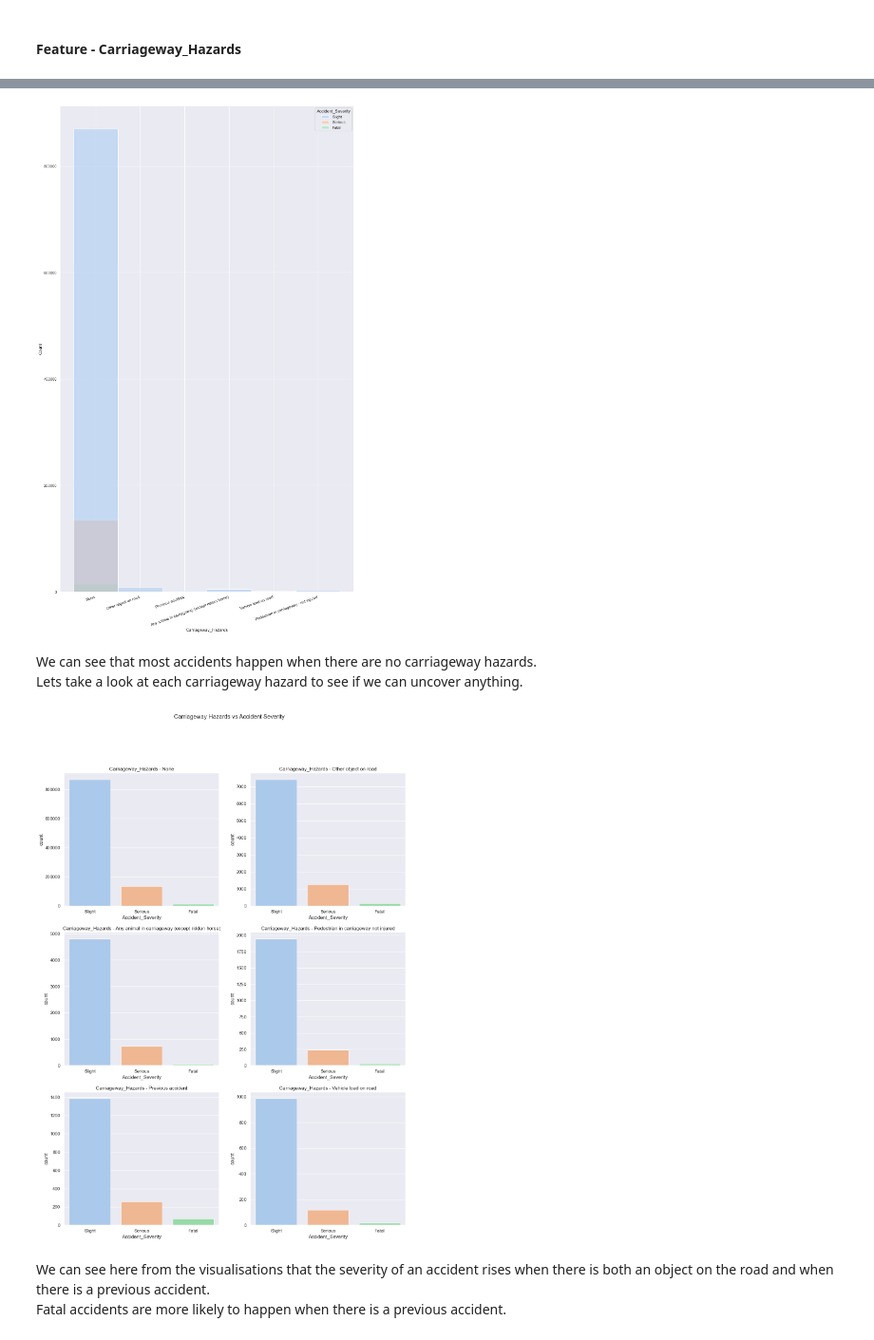
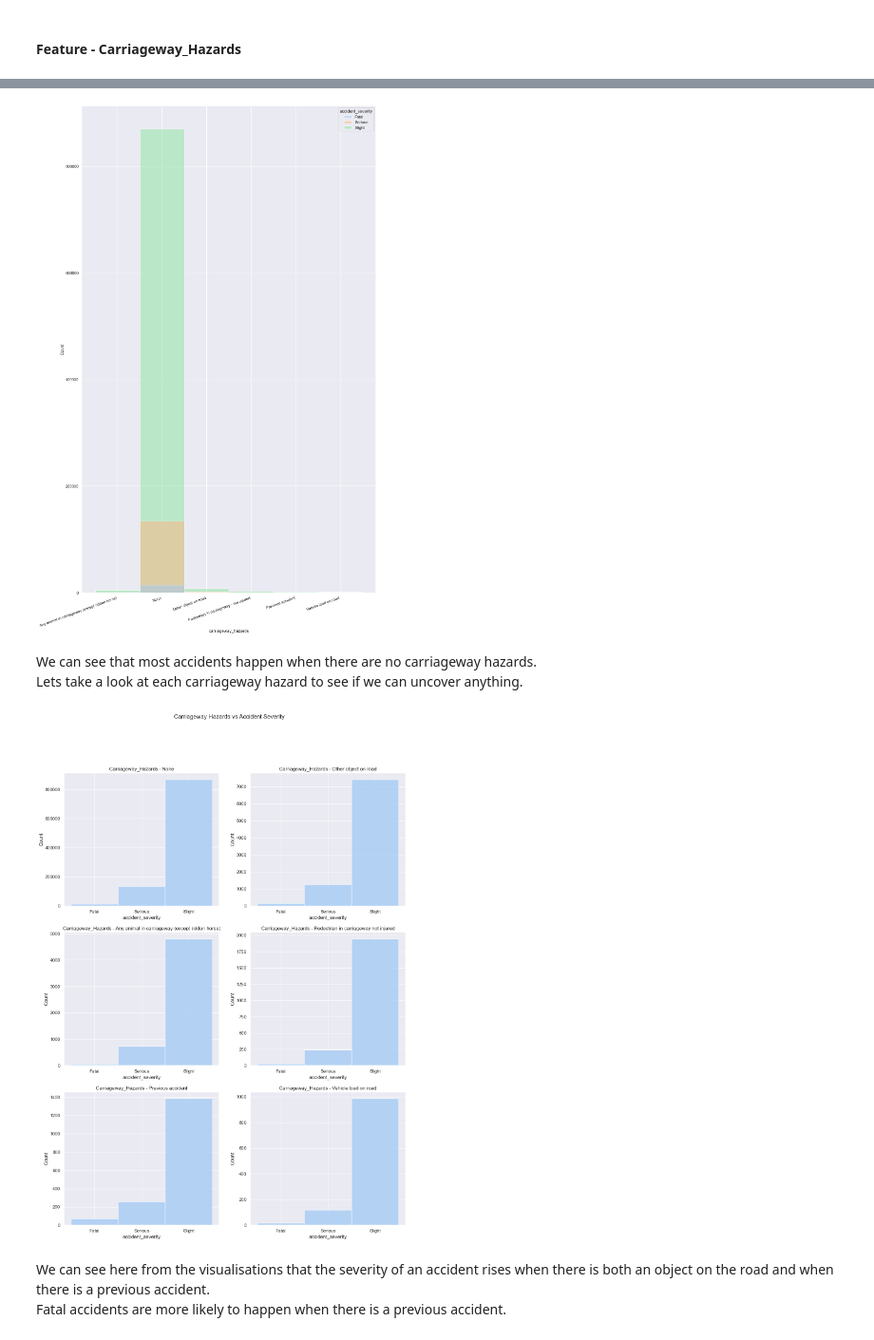
Before and after one commit to kmedri/-Omdena_Predicting_RTC_Severity_main, a Jupyter notebook: Group_1_Predicting_RTC_Severity/Predicting_RTC_Severity.ipynb, the cells around one changed output, grey strips where cells are left out. Shown at 95% size. Saved outputs shown, nothing was run; the diff lists cells and outputs as text; code cells hidden in the pictures.

```diff
--- a/Group_1_Predicting_RTC_Severity/Predicting_RTC_Severity.ipynb
+++ b/Group_1_Predicting_RTC_Severity/Predicting_RTC_Severity.ipynb
@@ -535,0 +560,3 @@ Rows and columns: (1037753, 25)
+# %%
+df_accident.columns= df_accident.columns.str.strip().str.lower()
+df_accident.columns
@@ -622,9 +738,8 @@ Name: Carriageway_Hazards, dtype: int64
 # %%
 plt.figure(figsize=(15,25))
 ax = sns.histplot(data=df_accident,
-                  x='Carriageway_Hazards',
-                  palette='pastel',
-                  hue='Accident_Severity'
+                  x='carriageway_hazards',
+                  hue='accident_severity'
                   )
 ax.set_xticklabels(ax.get_xticklabels(),
                    rotation=20,
@@ -634,48 +749,48 @@ None
 
 plt.show()
 # %% [output]
-[figure, old version]
+[figure, new version]
 # %% [markdown]
 We can see that most accidents happen when there are no carriageway hazards.
 Lets take a look at each carriageway hazard to see if we can uncover anything.
 # %%
 fig, axs = plt.subplots(3, 2, figsize=(15, 20))
 fig.suptitle('Carriageway Hazards vs Accident Severity')
 
-sns.countplot(
-    data=df_accident[df_accident['Carriageway_Hazards'] == 'None'], ax=axs[0, 0],
-    x='Accident_Severity',
+sns.histplot(
+    data=df_accident[df_accident['carriageway_hazards'] == 'None'], ax=axs[0, 0],
+    x='accident_severity',
     palette='pastel',
               ).set(title='Carriageway_Hazards - None')
-sns.countplot(
-    data=df_accident[df_accident['Carriageway_Hazards'] == 'Other object on road'], ax=axs[0, 1],
-    x='Accident_Severity',
+sns.histplot(
+    data=df_accident[df_accident['carriageway_hazards'] == 'Other object on road'], ax=axs[0, 1],
+    x='accident_severity',
     palette='pastel',
               ).set(title='Carriageway_Hazards - Other object on road')
-sns.countplot(
-    data=df_accident[df_accident['Carriageway_Hazards'] == 'Any animal in carriageway (except ridden horse)'], ax=axs[1, 0],
-    x='Accident_Severity',
+sns.histplot(
+    data=df_accident[df_accident['carriageway_hazards'] == 'Any animal in carriageway (except ridden horse)'], ax=axs[1, 0],
+    x='accident_severity',
     palette='pastel',
               ).set(title='Carriageway_Hazards - Any animal in carriageway (except ridden horse)')
-sns.countplot(
-    data=df_accident[df_accident['Carriageway_Hazards'] == 'Pedestrian in carriageway - not injured'], ax=axs[1, 1],
-    x='Accident_Severity',
+sns.histplot(
+    data=df_accident[df_accident['carriageway_hazards'] == 'Pedestrian in carriageway - not injured'], ax=axs[1, 1],
+    x='accident_severity',
     palette='pastel',
               ).set(title='Carriageway_Hazards - Pedestrian in carriageway not injured')
-sns.countplot(
-    data=df_accident[df_accident['Carriageway_Hazards'] == 'Previous accident'], ax=axs[2, 0],
-    x='Accident_Severity',
+sns.histplot(
+    data=df_accident[df_accident['carriageway_hazards'] == 'Previous accident'], ax=axs[2, 0],
+    x='accident_severity',
     palette='pastel',
               ).set(title='Carriageway_Hazards - Previous accident')
-sns.countplot(
-    data=df_accident[df_accident['Carriageway_Hazards'] == 'Vehicle load on road'], ax=axs[2, 1],
-    x='Accident_Severity',
+sns.histplot(
+    data=df_accident[df_accident['carriageway_hazards'] == 'Vehicle load on road'], ax=axs[2, 1],
+    x='accident_severity',
     palette='pastel',
               ).set(title='Carriageway_Hazards - Vehicle load on road')
 
 plt.show()
 # %% [output]
-[figure, old version]
+[figure, new version]
 # %% [markdown]
 We can see here from the visualisations that the severity of an accident rises when there is both an object on the road and when there is a previous accident.
 Fatal accidents are more likely to happen when there is a previous accident.
```
Also changed, not shown: parts of 123 cells of this notebook.
